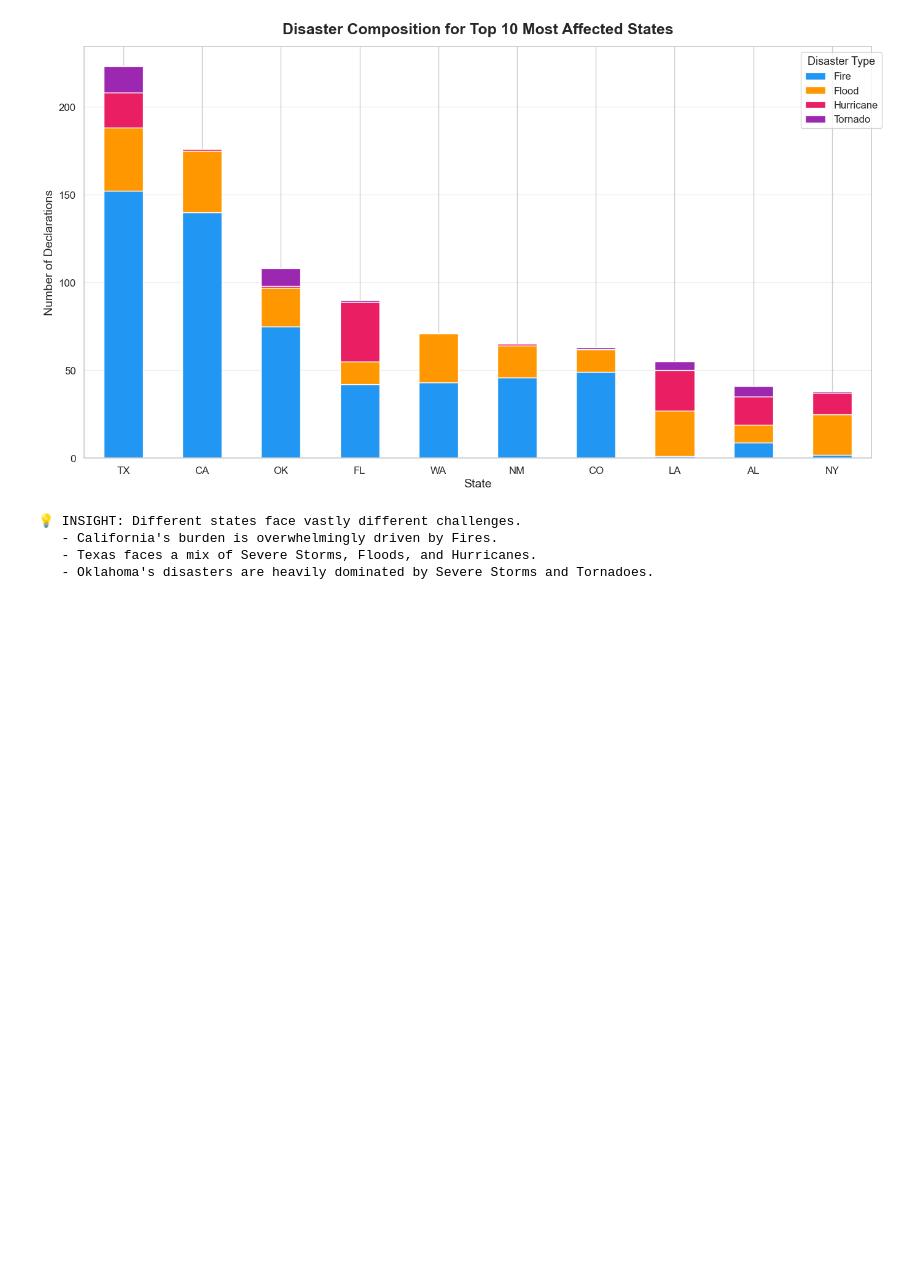
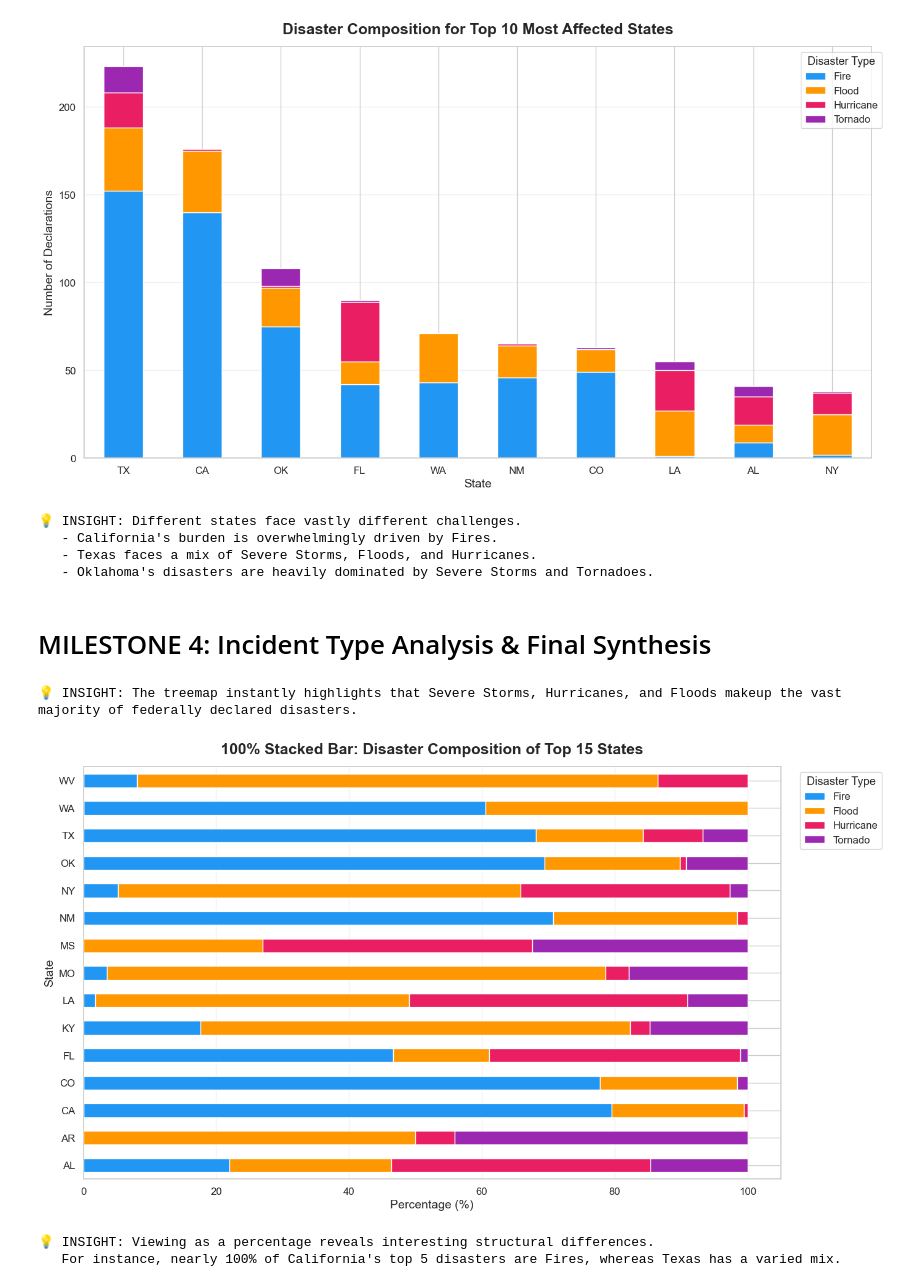
Before and after one commit to GKSJ19/USND, a Jupyter notebook: notebooks/analysis.ipynb, the cells around one changed output. Drawn from its saved outputs; the diff is of its cells as text; code cells hidden in the pictures; blank space fills up the shorter version.

Commit message:
milestone 4

```diff
--- a/notebooks/analysis.ipynb
+++ b/notebooks/analysis.ipynb
@@ -579,3 +582,66 @@ print("   - Oklahoma's disasters are heavily dominated by Severe Storms and Torn
    - California's burden is overwhelmingly driven by Fires.
    - Texas faces a mix of Severe Storms, Floods, and Hurricanes.
    - Oklahoma's disasters are heavily dominated by Severe Storms and Tornadoes.
+# %% [markdown]
+# MILESTONE 4: Incident Type Analysis & Final Synthesis
+# %%
+# SECTION 12: INCIDENT TYPE TREEMAP
+
+# Count total unique declarations per disaster type
+type_overall = df.groupby('Disaster Type')['Declaration Number'].nunique().reset_index()
+type_overall.columns = ['Disaster Type', 'Total']
+# Keep only types with at least 50 declarations to avoid clutter
+type_overall = type_overall[type_overall['Total'] > 50]
+
+fig = px.treemap(
+    type_overall,
+    path=[px.Constant("All Disasters"), 'Disaster Type'],
+    values='Total',
+    color='Total',
+    color_continuous_scale='Blues',
+    title='Proportional Frequency of Disaster Types (Treemap)'
+)
+
+fig.update_layout(margin=dict(t=50, l=25, r=25, b=25), title_font_size=18)
+fig.write_html('../plots/13_disaster_treemap.html')
+fig.show()
+
+print("💡 INSIGHT: The treemap instantly highlights that Severe Storms, Hurricanes, and Floods makeup the vast majority of federally declared disasters.")
+# %% [output]
+💡 INSIGHT: The treemap instantly highlights that Severe Storms, Hurricanes, and Floods makeup the vast majority of federally declared disasters.
+# %%
+# SECTION 13: INCIDENT TYPE VS STATE (100% STACKED BAR)
+
+top15_states = df.groupby('State')['Declaration Number'].nunique().nlargest(15).index
+
+# Filter and group
+state_inc_data = df[df['State'].isin(top15_states) & df['Disaster Type'].isin(top5_disasters)]
+grouped = state_inc_data.groupby(['State', 'Disaster Type'])['Declaration Number'].nunique().unstack(fill_value=0)
+
+# Normalize to 100%
+grouped_pct = grouped.div(grouped.sum(axis=1), axis=0) * 100
+
+# Sort states by the percentage of Severe Storms (for better readability)
+if 'Severe Storm(s)' in grouped_pct.columns:
+    grouped_pct = grouped_pct.sort_values(by='Severe Storm(s)')
+
+fig, ax = plt.subplots(figsize=(14, 8))
+color_palette = ['#2196F3', '#FF9800', '#E91E63', '#9C27B0', '#F44336']
+
+grouped_pct.plot(kind='barh', stacked=True, ax=ax, color=color_palette[:len(grouped_pct.columns)], edgecolor='white')
+
+ax.set_title("100% Stacked Bar: Disaster Composition of Top 15 States", fontsize=18, fontweight='bold', pad=15)
+ax.set_xlabel("Percentage (%)", fontsize=14)
+ax.set_ylabel("State", fontsize=14)
+ax.legend(title="Disaster Type", bbox_to_anchor=(1.02, 1))
+ax.grid(axis='x', alpha=0.3)
+plt.tight_layout()
+plt.savefig('../plots/14_state_100pct_stacked.png', dpi=150, bbox_inches='tight')
+plt.show()
+
+print("💡 INSIGHT: Viewing as a percentage reveals interesting structural differences.\n"
+      "   For instance, nearly 100% of California's top 5 disasters are Fires, whereas Texas has a varied mix.")
+# %% [output]
+[figure, added]
+💡 INSIGHT: Viewing as a percentage reveals interesting structural differences.
+   For instance, nearly 100% of California's top 5 disasters are Fires, whereas Texas has a varied mix.
```
Also changed, not shown: parts of 13 cells of this notebook, 39 other files.
